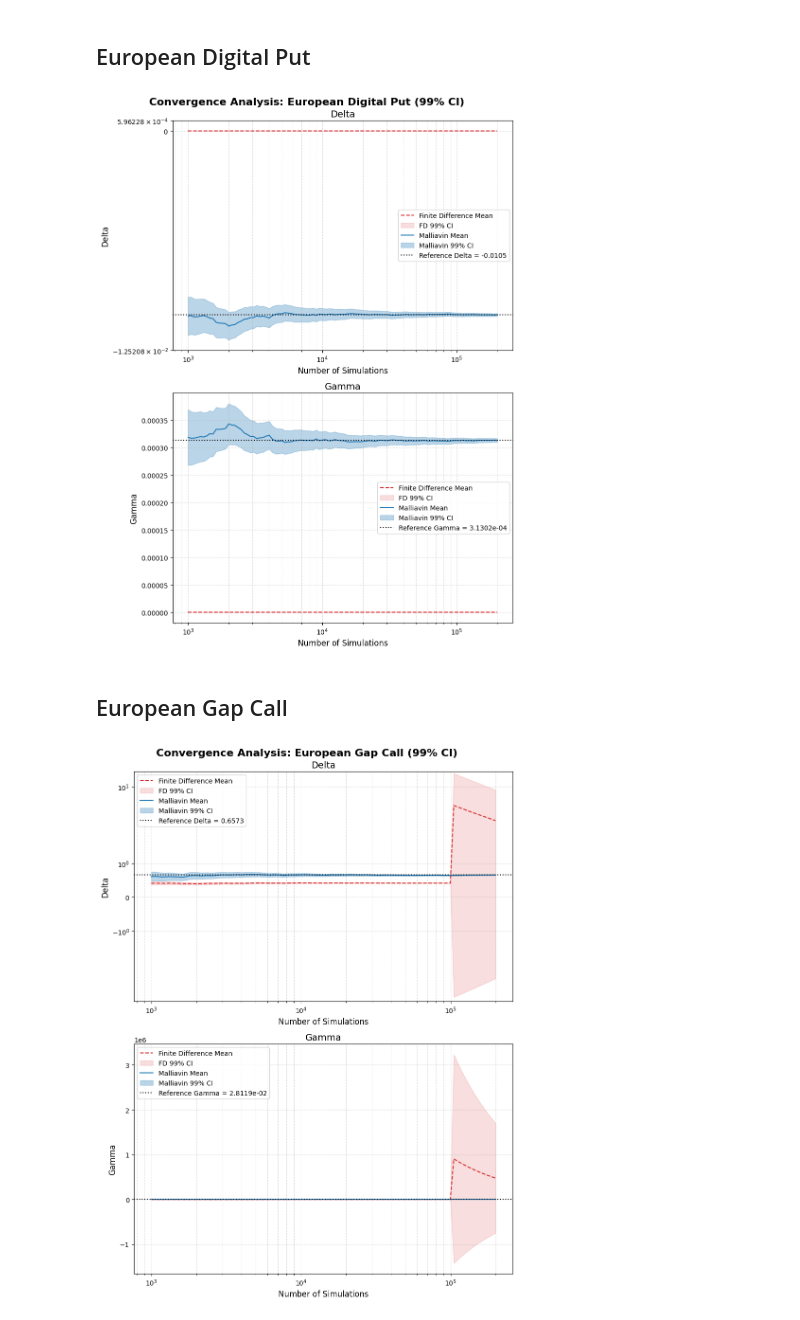
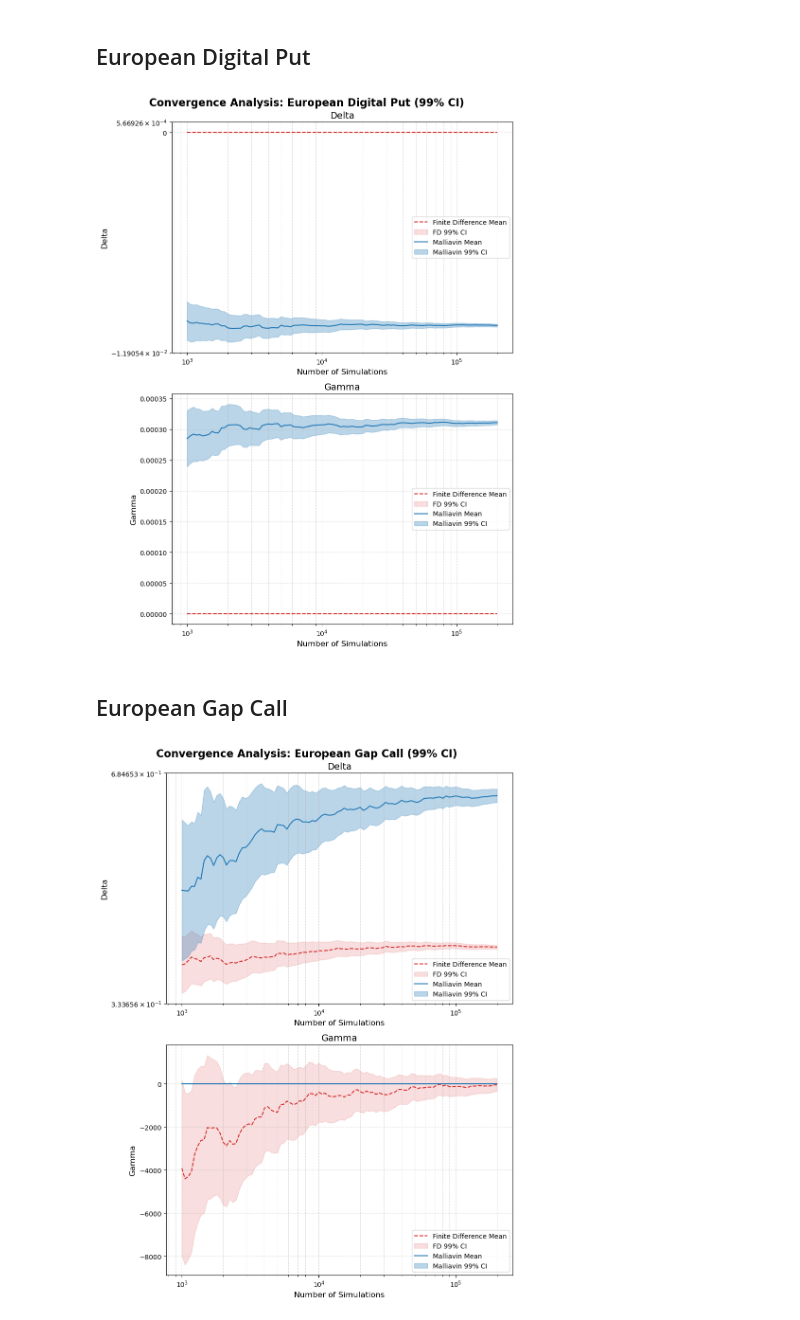
Before and after one commit to neilma123/orie_5610_final_project, a Jupyter notebook: a-RFSV.ipynb, the cells around one changed output. Cells and saved outputs as stored; diff of their text form; code cells hidden in the pictures.

```diff
--- a/a-RFSV.ipynb
+++ b/a-RFSV.ipynb
@@ -7,7 +7,7 @@ import torch
 
 
 # Model params
-H = 0.45           # Hurst parameter
+H = 0.15           # Hurst parameter
 alpha = 1.0        # rough Bergomi
 V0 = 0.354         # Initial volatility
 xi = 0.212         # Vol of vol
@@ -334,11 +303,9 @@ payoff_lower = payoff_put(S_T_lower, K)
 delta_mal = (discount_factor * payoff * weight_delta / S0).cpu().numpy()
 delta_fd = (discount_factor * (payoff_upper - payoff_lower) / (2*h)).cpu().numpy()
 delta_path = (discount_factor * -payoff_digital_put(S_T, K) * (S_T / S0)).cpu().numpy()
-delta_ref = float(np.mean(delta_path))
 
 gamma_mal = (discount_factor * payoff * weight_gamma / S0**2).cpu().numpy()
 gamma_fd = (discount_factor * (payoff_upper - 2 * payoff + payoff_lower) / (h**2)).cpu().numpy()
-gamma_ref = float(np.mean(gamma_mal))
 
 ci_level = 0.99
 z_score = stats.norm.ppf(1 - (1 - ci_level) / 2)
@@ -399,9 +366,6 @@ for i, greek in enumerate(greeks):
     if greek == "Delta":
         ax.plot(checkpoints, path_means, label="Pathwise Mean", color=colors["Pathwise"], linewidth=1.5, linestyle="-.")
         ax.fill_between(checkpoints, path_means - path_errs, path_means + path_errs, color=colors["Pathwise"], alpha=0.3,         label="Pathwise 99% CI")
-        ax.axhline(delta_ref, color="black", linewidth=1.5, linestyle=":", label=f"Reference Delta = {delta_ref:.4f}")
-    elif greek == "Gamma":
-        ax.axhline(gamma_ref, color="black", linewidth=1.5, linestyle=":", label=f"Reference Gamma = {gamma_ref:.4e}")
 
     ax.set_title(greek, fontsize=14)
     ax.set_xlabel("Number of Simulations", fontsize=12)
@@ -435,11 +399,9 @@ payoff_lower = payoff_digital_call(S_T_lower, K)
 
 delta_mal = (discount_factor * payoff * weight_delta / S0).cpu().numpy()
 delta_fd = (discount_factor * (payoff_upper - payoff_lower) / (2*h)).cpu().numpy()
-delta_ref = float(np.mean(delta_mal))
 
 gamma_mal = (discount_factor * payoff * weight_gamma / S0**2).cpu().numpy()
 gamma_fd = (discount_factor * (payoff_upper - 2 * payoff + payoff_lower) / (h**2)).cpu().numpy()
-gamma_ref = float(np.mean(gamma_mal))
 
 ci_level = 0.99
 z_score = stats.norm.ppf(1 - (1 - ci_level) / 2)
@@ -500,11 +462,6 @@ for i, greek in enumerate(greeks):
     elif greek == "Gamma":
         # ax.set_yscale("log")
         pass
-    if greek == "Delta":
-        ax.axhline(delta_ref, color="black", linewidth=1.5, linestyle=":", label=f"Reference Delta = {delta_ref:.4f}")
-    elif greek == "Gamma":
-        ax.axhline(gamma_ref, color="black", linewidth=1.5, linestyle=":", label=f"Reference Gamma = {gamma_ref:.4e}")
-
     ax.grid(True, which="both", ls="--", alpha=0.4)
     ax.legend(loc="best")
 
@@ -528,11 +485,9 @@ payoff_lower = payoff_digital_put(S_T_lower, K)
 
 delta_mal = (discount_factor * payoff * weight_delta / S0).cpu().numpy()
 delta_fd = (discount_factor * (payoff_upper - payoff_lower) / (2*h)).cpu().numpy()
-delta_ref = float(np.mean(delta_mal))
 
 gamma_mal = (discount_factor * payoff * weight_gamma / S0**2).cpu().numpy()
 gamma_fd = (discount_factor * (payoff_upper - 2 * payoff + payoff_lower) / (h**2)).cpu().numpy()
-gamma_ref = float(np.mean(gamma_mal))
 
 ci_level = 0.99
 z_score = stats.norm.ppf(1 - (1 - ci_level) / 2)
@@ -591,18 +546,13 @@ for i, greek in enumerate(greeks):
     elif greek == "Gamma":
         # ax.set_yscale("log")
         pass
-    if greek == "Delta":
-        ax.axhline(delta_ref, color="black", linewidth=1.5, linestyle=":", label=f"Reference Delta = {delta_ref:.4f}")
-    elif greek == "Gamma":
-        ax.axhline(gamma_ref, color="black", linewidth=1.5, linestyle=":", label=f"Reference Gamma = {gamma_ref:.4e}")
-
     ax.grid(True, which="both", ls="--", alpha=0.4)
     ax.legend(loc="best")
 
 plt.tight_layout()
 plt.show()
 # %% [output]
-[figure, old version]
+[figure, new version]
 # %% [markdown]
 ## European Gap Call
 # %%
@@ -620,11 +570,9 @@ payoff_lower = payoff_gap_call(S_T_lower, K1, K2)
 
 delta_mal = (discount_factor * payoff * weight_delta / S0).cpu().numpy()
 delta_fd = (discount_factor * (payoff_upper - payoff_lower) / (2*h)).cpu().numpy()
-delta_ref = float(np.mean(delta_mal))
 
 gamma_mal = (discount_factor * payoff * weight_gamma / S0**2).cpu().numpy()
 gamma_fd = (discount_factor * (payoff_upper - 2 * payoff + payoff_lower) / (h**2)).cpu().numpy()
-gamma_ref = float(np.mean(gamma_mal))
 
 ci_level = 0.99
 z_score = stats.norm.ppf(1 - (1 - ci_level) / 2)
@@ -662,39 +610,34 @@ for i, greek in enumerate(greeks):
         fd_means.append(np.mean(slice_fd))
         fd_errs.append(z_score * np.std(slice_fd, ddof=1) / np.sqrt(n))
 
     mal_means, mal_errs = np.array(mal_means), np.array(mal_errs)
     fd_means, fd_errs = np.array(fd_means), np.array(fd_errs)
 
     ax.plot(checkpoints, fd_means, label="Finite Difference Mean", color=colors["FD"], linewidth=1.5, linestyle="--")
     ax.fill_between(checkpoints, fd_means - fd_errs, fd_means + fd_errs,
                     color=colors["FD"], alpha=0.15, label="FD 99% CI")
 
     ax.plot(checkpoints, mal_means, label="Malliavin Mean", color=colors["Malliavin"], linewidth=1.5)
     ax.fill_between(checkpoints, mal_means - mal_errs, mal_means + mal_errs,
                     color=colors["Malliavin"], alpha=0.3, label="Malliavin 99% CI")
 
     ax.set_title(greek, fontsize=14)
     ax.set_xlabel("Number of Simulations", fontsize=12)
     ax.set_ylabel(greek, fontsize=12)
     ax.set_xscale("log")
     if greek == "Delta":
         ax.set_yscale("symlog")
         # ax.set_ylim(-0.5, -0.2)
     elif greek == "Gamma":
         # ax.set_yscale("log")
         pass
-    if greek == "Delta":
-        ax.axhline(delta_ref, color="black", linewidth=1.5, linestyle=":", label=f"Reference Delta = {delta_ref:.4f}")
-    elif greek == "Gamma":
-        ax.axhline(gamma_ref, color="black", linewidth=1.5, linestyle=":", label=f"Reference Gamma = {gamma_ref:.4e}")
-
     ax.grid(True, which="both", ls="--", alpha=0.4)
     ax.legend(loc="best")
 
 plt.tight_layout()
 plt.show()
 # %% [output]
-[figure, old version]
+[figure, new version]
 # %%
 from scipy import stats
 
```
Also changed, not shown: parts of 5 cells of this notebook, 1 other file.
